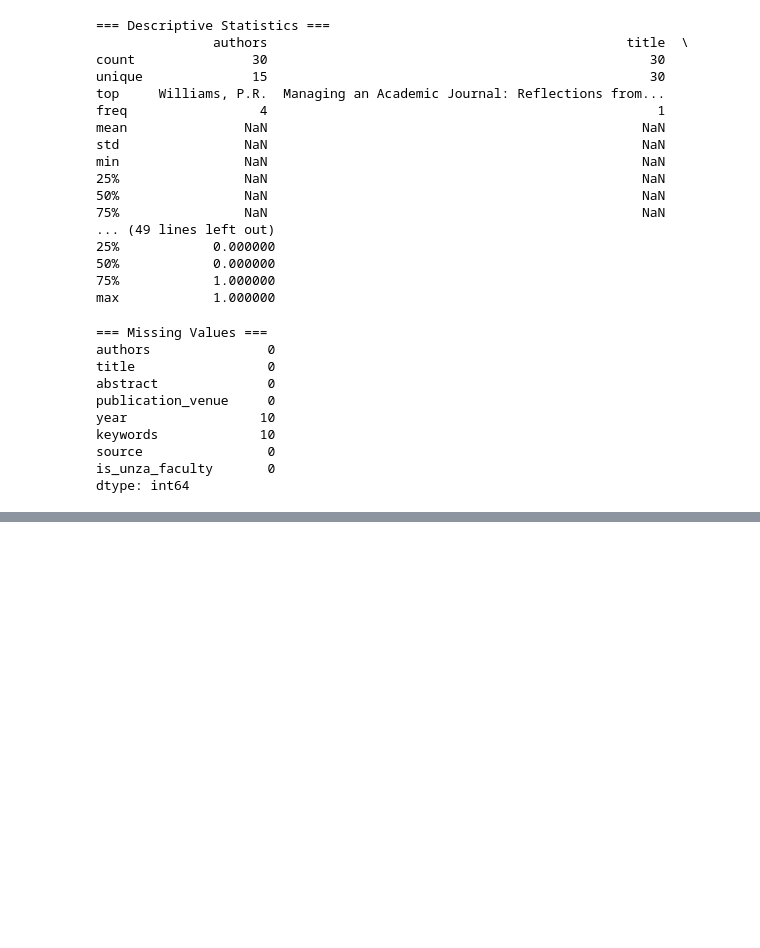
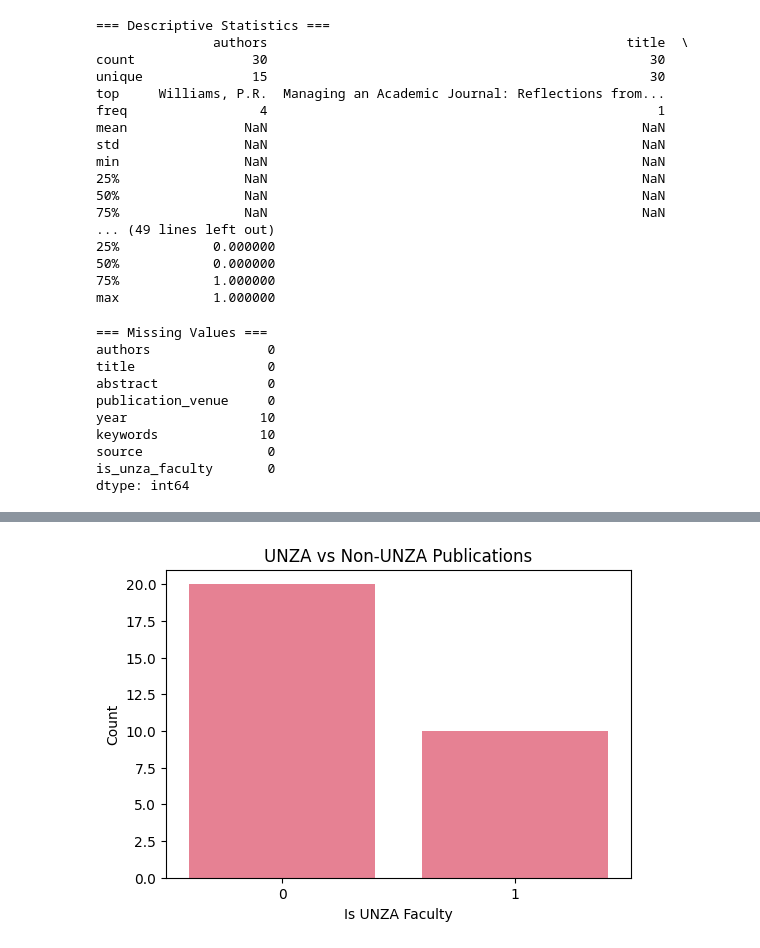
Before and after one commit to isaac-chisaleCS/code-unza25-csc4792-project_team_12-repository, a Jupyter notebook: Copy_of_code_unza25_csc4792_project_team_12_notebook.ipynb, the cells around one changed output, grey strips where cells are left out. Cells and saved outputs as stored; diff of their text form; code cells hidden in the pictures; blank space fills up the shorter version.

```diff
--- a/Copy_of_code_unza25_csc4792_project_team_12_notebook.ipynb
+++ b/Copy_of_code_unza25_csc4792_project_team_12_notebook.ipynb
@@ -598,0 +602,9 @@ dtype: int64
+# %%
+plt.figure(figsize=(6,4))
+sns.countplot(x='is_unza_faculty', data=df)
+plt.title('UNZA vs Non-UNZA Publications')
+plt.xlabel('Is UNZA Faculty')
+plt.ylabel('Count')
+plt.show()
+# %% [output]
+[figure, added]
```
Also changed, not shown: parts of 4 cells of this notebook.
